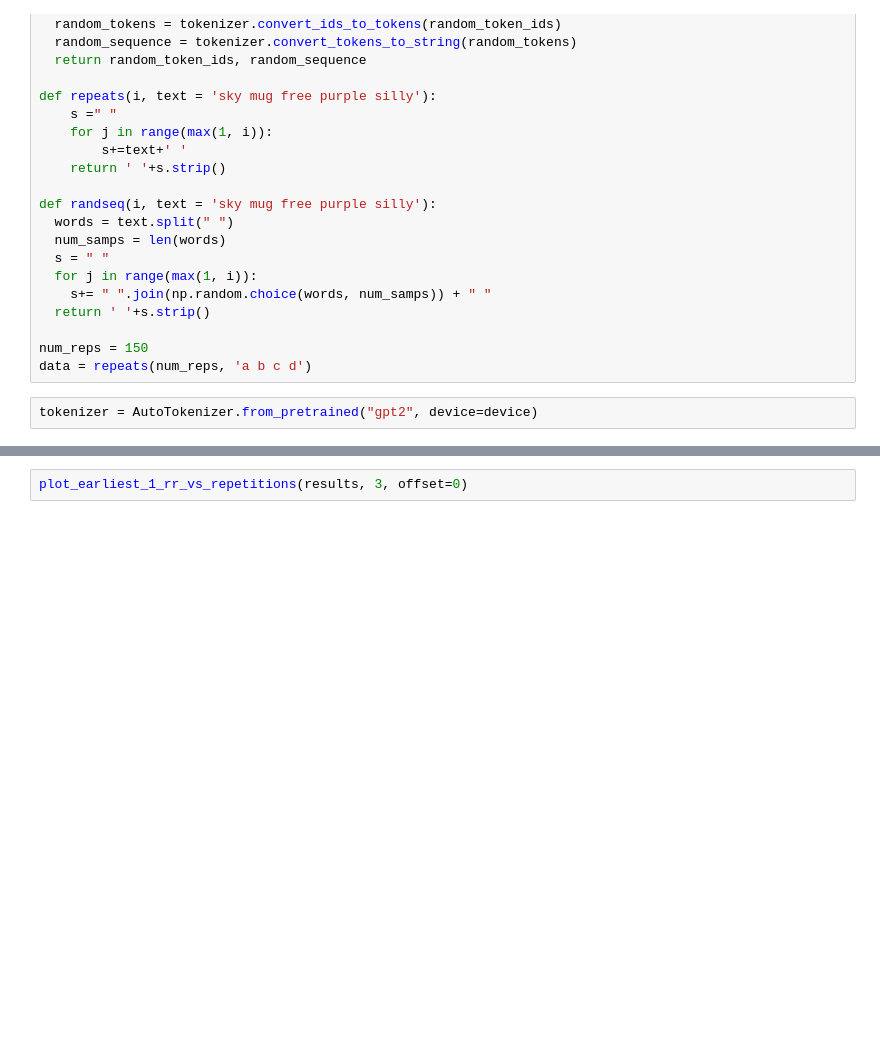
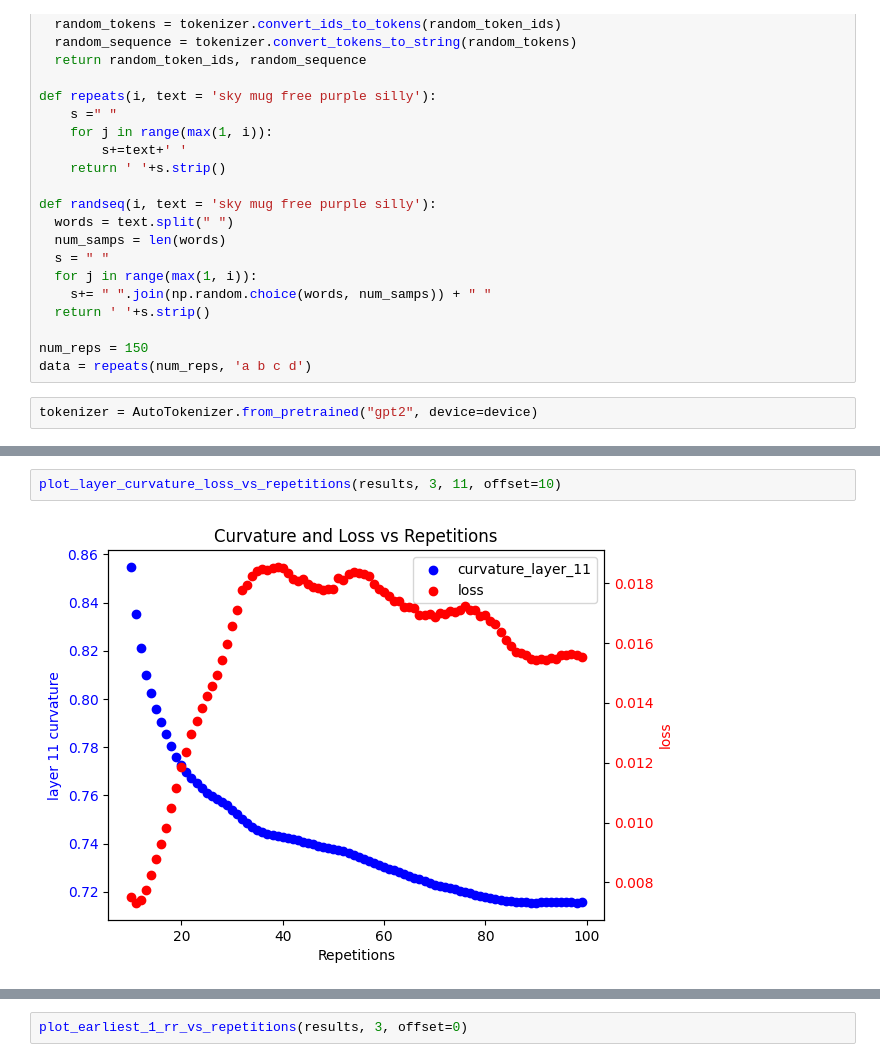
Before and after one commit to surajK610/transformer-curvature, a Jupyter notebook: Curvature_Initial_Experiments.ipynb, the cells around one changed output, grey strips where cells are left out. Cells and saved outputs as stored; diff of their text form; blank space fills up the shorter version.

```diff
--- a/Curvature_Initial_Experiments.ipynb
+++ b/Curvature_Initial_Experiments.ipynb
@@ -525,0 +729,4 @@ results = repeated_sequence_analysis("a b c d", 100, model)
+# %%
+plot_layer_curvature_loss_vs_repetitions(results, 3, 11, offset=10)
+# %% [output]
+[figure, added]
```
Also changed, not shown: parts of 15 cells of this notebook, 2 other files.
